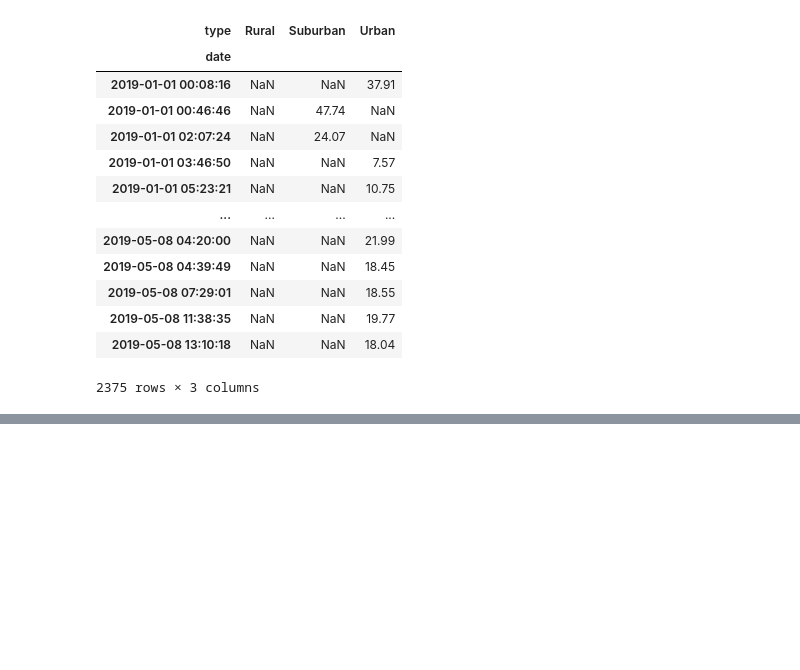
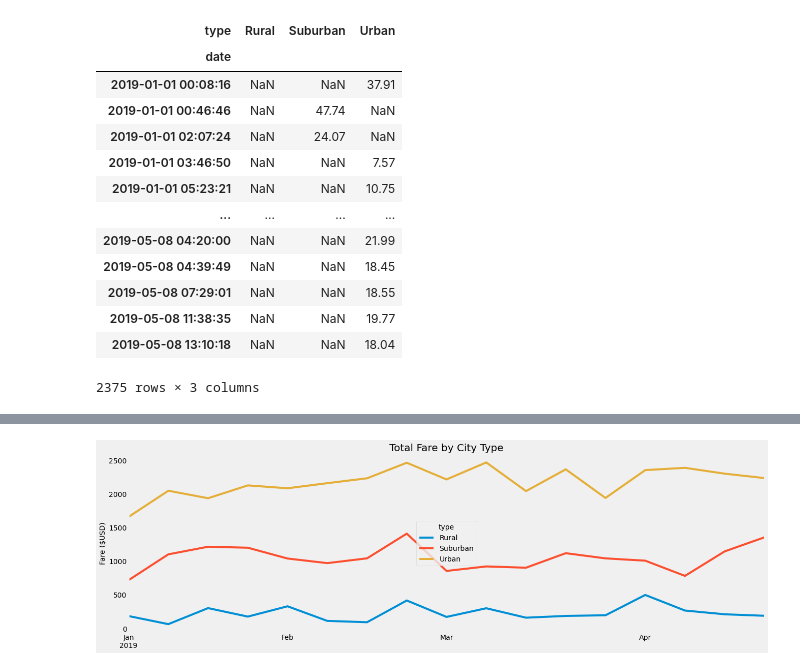
Before and after one commit to mfink13/PyBer_Analysis, a Jupyter notebook: PyBer_Challenge.ipynb, the cells around one changed output, grey strips where cells are left out. Drawn from its saved outputs; the diff is of its cells as text; code cells hidden in the pictures; blank space fills up the shorter version.

Commit message:
completed analysis

```diff
--- a/PyBer_Challenge.ipynb
+++ b/PyBer_Challenge.ipynb
@@ -190,3 +190,5 @@ fares_by_date_df
 2375 rows × 3 columns
 # %%
 # 5. Create a new DataFrame from the pivot table DataFrame using loc on the given dates, '2019-01-01':'2019-04-29'.
+jan_through_april_df = fares_by_date_df.loc["2019-01-01":"2019-04-29"]
+jan_through_april_df
@@ -193,3 +210,5 @@ fares_by_date_df
 # %%
 # 6. Set the "date" index to datetime datatype. This is necessary to use the resample() method in Step 8.
 # df.index = pd.to_datetime(df.index)
+jan_through_april_df.index = pd.to_datetime(jan_through_april_df.index)
+jan_through_april_df
@@ -198,2 +244,4 @@ fares_by_date_df
 # %%
 # 8. Create a new DataFrame using the "resample()" function by week 'W' and get the sum of the fares for each week.
+jan_through_april_df = jan_through_april_df.resample("W").sum()
+jan_through_april_df
@@ -200,7 +268,19 @@ fares_by_date_df
 # %%
 # 8. Using the object-oriented interface method, plot the resample DataFrame using the df.plot() function.
+#.plot()
+ax = jan_through_april_df.plot(figsize=(20, 6))
 
 # Import the style from Matplotlib.
 from matplotlib import style
 # Use the graph style fivethirtyeight.
-style.use('fivethirtyeight')
+plt.style.use('fivethirtyeight')
+
+ax.set_title("Total Fare by City Type",fontsize=20)
+ax.set_ylabel("Fare ($USD)", fontsize=14)
+ax.set(xlabel=None)
+ax.grid()
+# Save the figure.
+plt.savefig("analysis/PyBer_fare_summary.png")
+plt.show()
+# %% [output]
+[figure, added]
```
Also changed, not shown: parts of 5 cells of this notebook, 1 other file.
